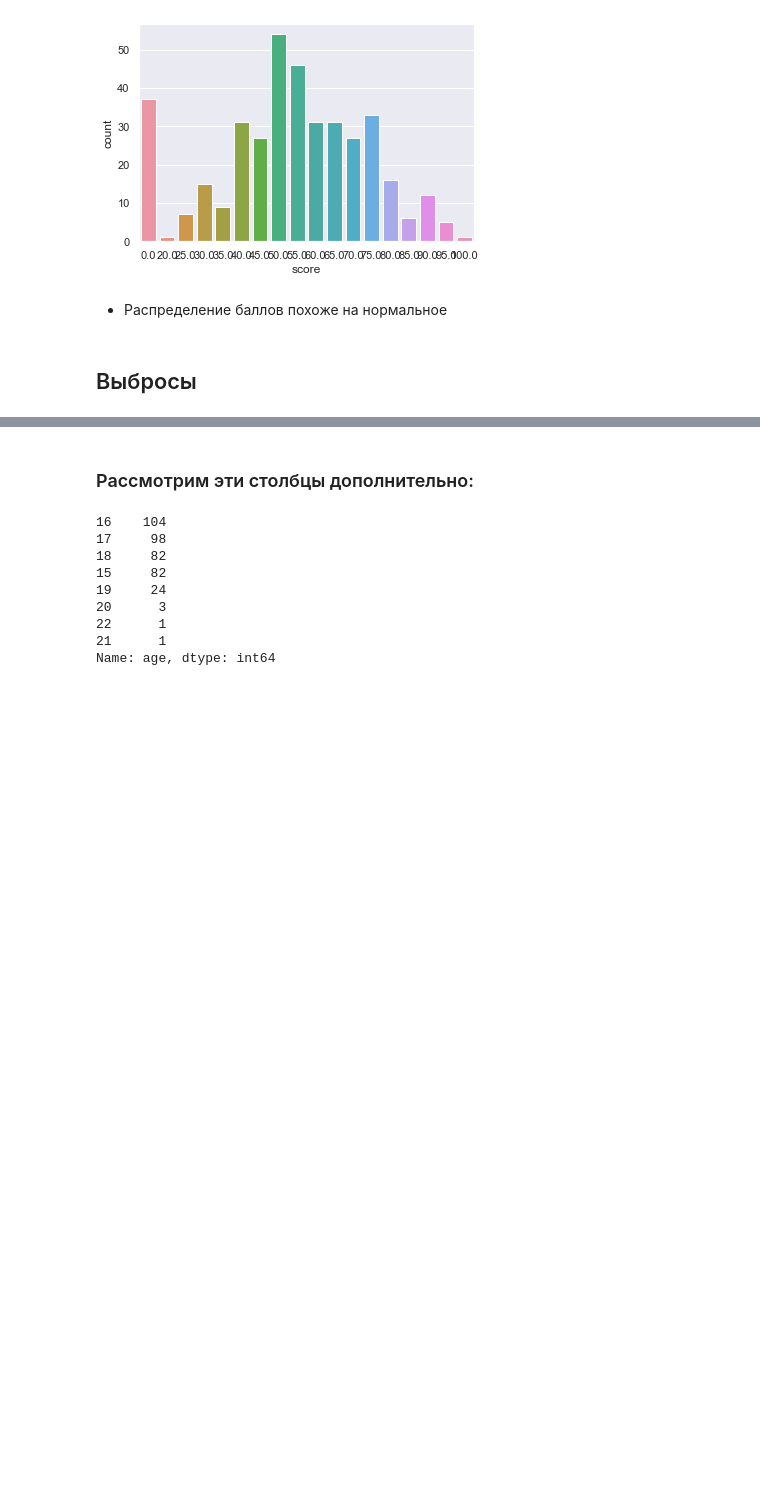
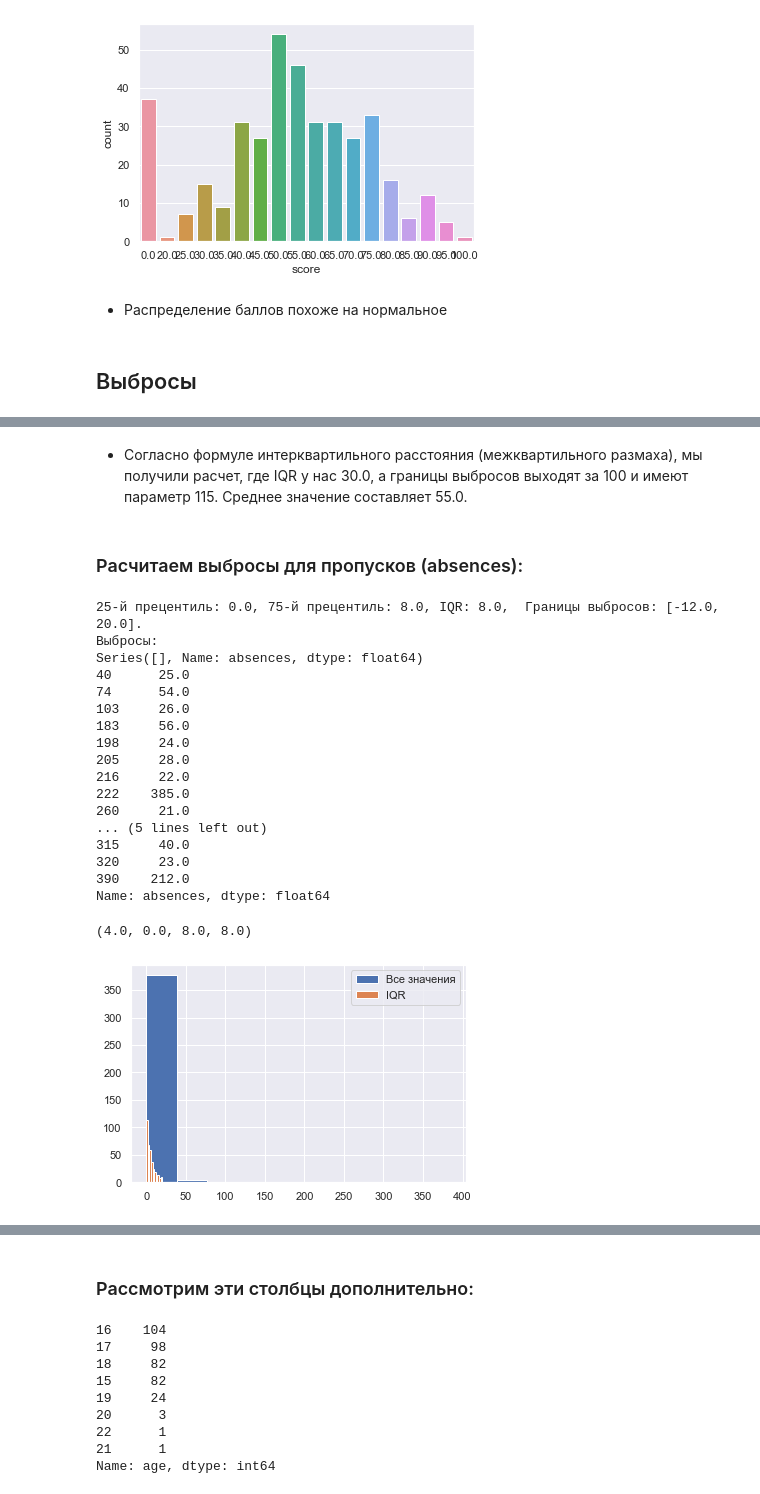
Before and after one commit to pavgus/skillfactory_rds, a Jupyter notebook: module_2/Project_2.ipynb, the cells around one changed output, grey strips where cells are left out. Drawn from its saved outputs; the diff is of its cells as text; code cells hidden in the pictures; blank space fills up the shorter version.

```diff
--- a/module_2/Project_2.ipynb
+++ b/module_2/Project_2.ipynb
@@ -298,0 +305,26 @@ score {'left': -5.0, 'right': 115.0}
+# %% [markdown]
++ Согласно формуле интерквартильного расстояния (межквартильного размаха), мы получили расчет, где IQR у нас 30.0, а границы выбросов выходят за 100 и имеют параметр 115. Среднее значение составляет 55.0.
+# %% [markdown]
+### Расчитаем выбросы для пропусков (absences):
+# %%
+show_out(stud.absences)
+# %% [output]
+25-й прецентиль: 0.0, 75-й прецентиль: 8.0, IQR: 8.0,  Границы выбросов: [-12.0, 20.0].
+Выбросы:
+Series([], Name: absences, dtype: float64)
+40      25.0
+74      54.0
+103     26.0
+183     56.0
+198     24.0
+205     28.0
+216     22.0
+222    385.0
+260     21.0
+... (5 lines left out)
+315     40.0
+320     23.0
+390    212.0
+Name: absences, dtype: float64
+(4.0, 0.0, 8.0, 8.0)
+[figure, added]
```
Also changed, not shown: parts of 13 cells of this notebook.
